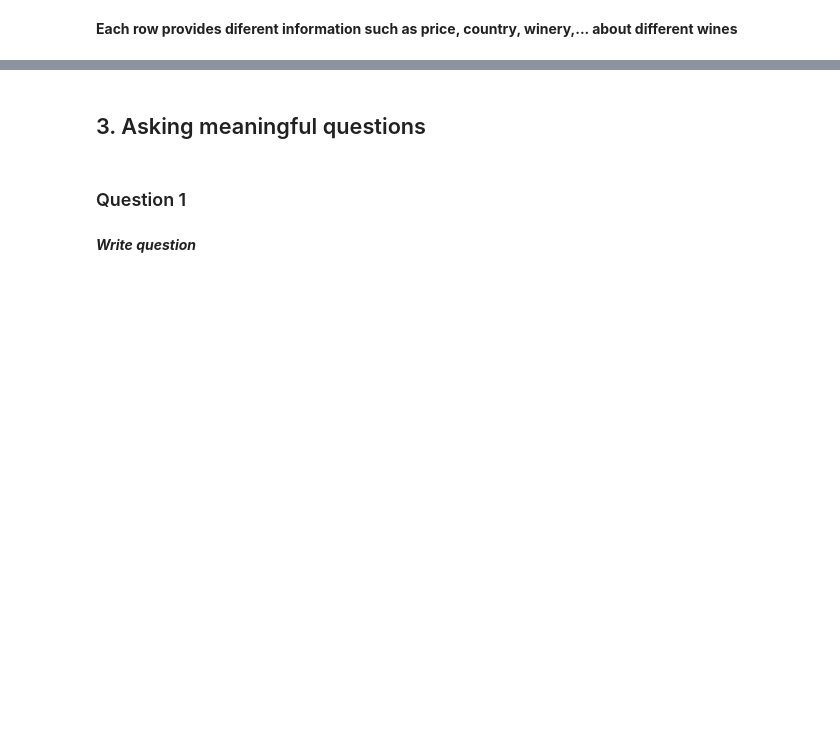
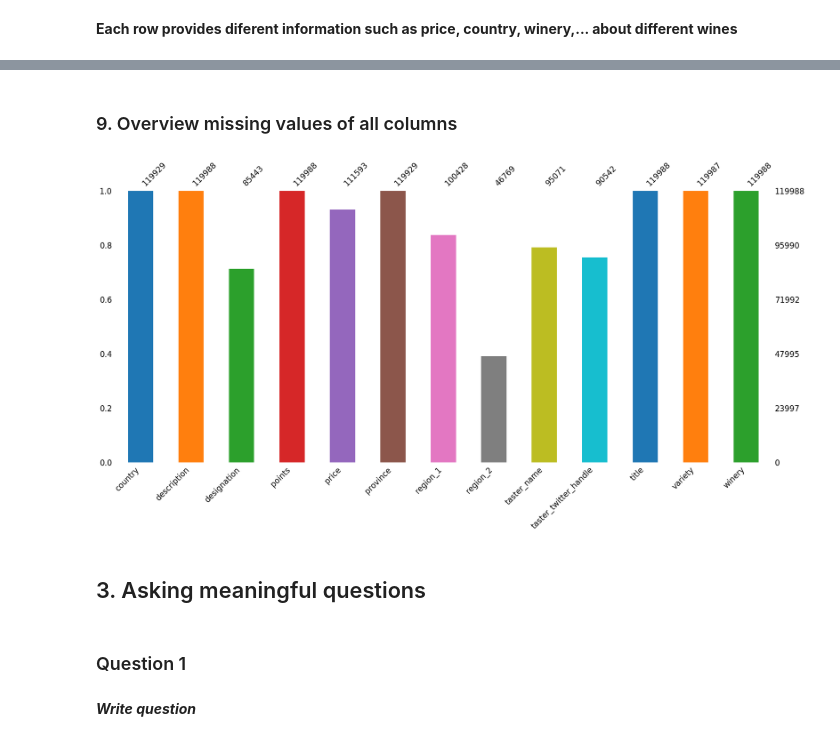
Before and after one commit to iamdkSang/20127214_20127612_Wine-Reviews, a Jupyter notebook: 20127214_20127612.ipynb, the cells around one changed output, grey strips where cells are left out. Saved outputs shown, nothing was run; the diff lists cells and outputs as text; code cells hidden in the pictures; blank space fills up the shorter version.

Commit message:
data exploring done

```diff
--- a/20127214_20127612.ipynb
+++ b/20127214_20127612.ipynb
@@ -23,0 +46,2 @@ The data was scraped from `WineEnthusiast` during the week of June 15th, 2017.
+# %%
+wine_reviews_df = pd.read_csv("Data/winemag-data-130k-v2.csv", index_col=0)
@@ -31,0 +93,3 @@ The data was scraped from `WineEnthusiast` during the week of June 15th, 2017.
+# %%
+wine_reviews_df = wine_reviews_df.drop_duplicates()
+len(wine_reviews_df)
@@ -61,3 +197,9 @@ The data consists of 13 fields:
+# %% [markdown]
+### 9. Overview missing values of all columns
+# %%
+msno.bar(wine_reviews_df, color= sns.color_palette());
+# %% [output]
+[figure, added]
 # %% [markdown]
 ## 3. Asking meaningful questions
 # %% [markdown]
```
Also changed, not shown: parts of 31 cells of this notebook, 1 other file.
